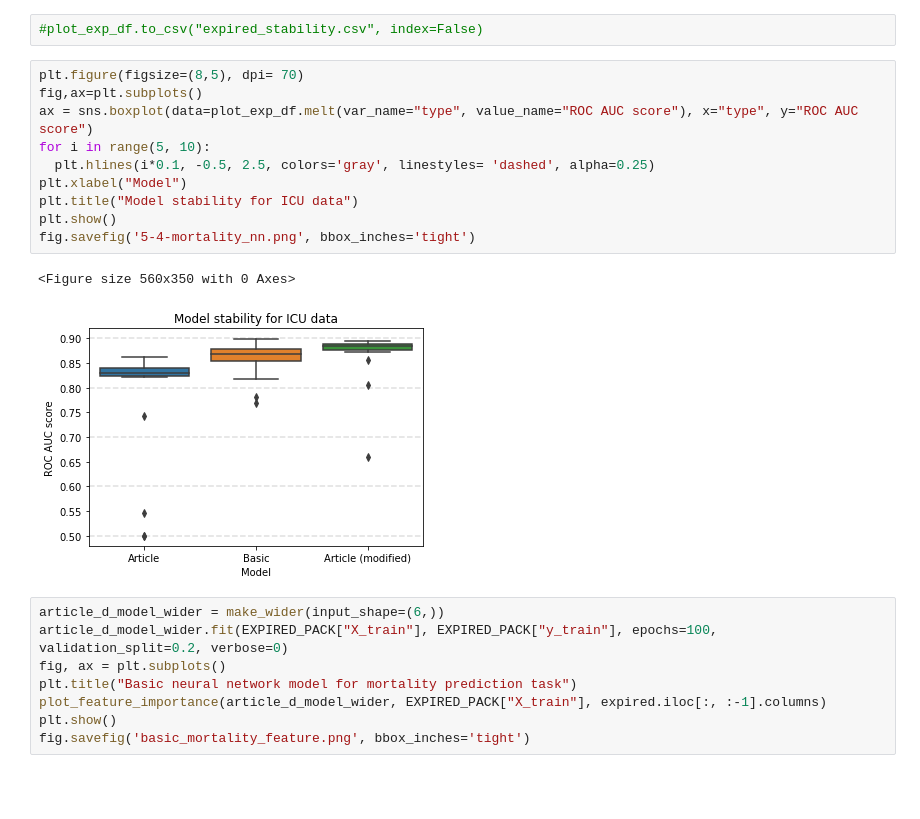
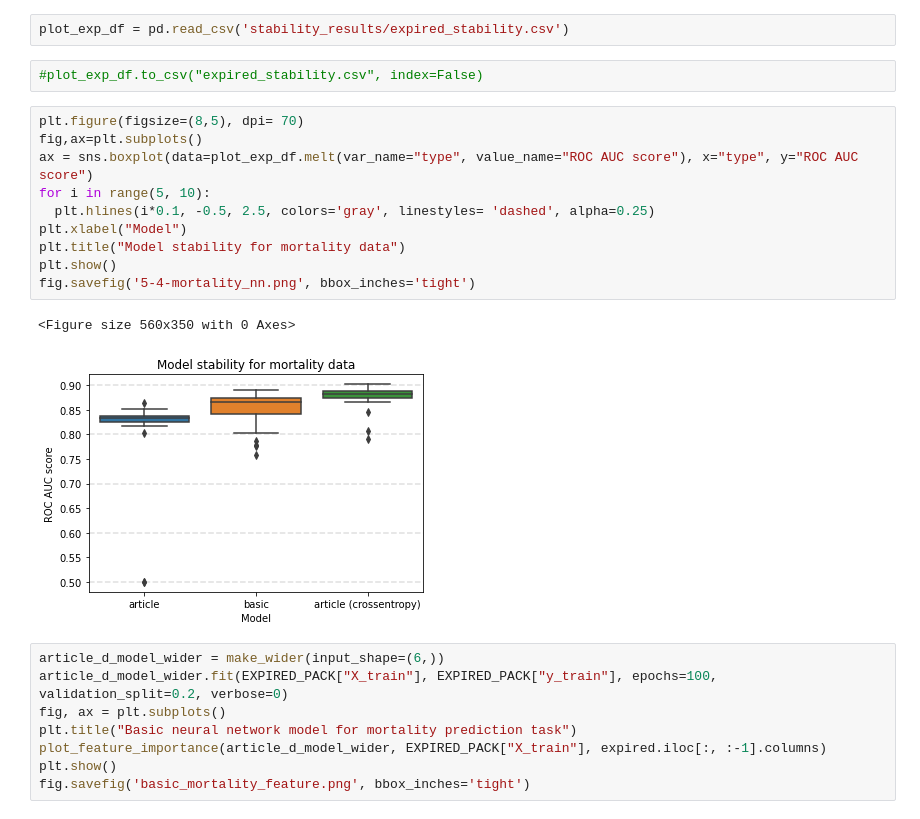
Before and after one commit to konrad-komisarczyk/wb2021, a Jupyter notebook: proj2/DNN/DNN.ipynb, the cells around one changed output. Saved outputs shown, nothing was run; the diff lists cells and outputs as text; blank space fills up the shorter version.

Commit message:
new figure

```diff
--- a/proj2/DNN/DNN.ipynb
+++ b/proj2/DNN/DNN.ipynb
@@ -292,18 +299,20 @@ plot_exp_df = pd.DataFrame({
+# %%
+plot_exp_df = pd.read_csv('stability_results/expired_stability.csv')
 # %%
 #plot_exp_df.to_csv("expired_stability.csv", index=False)
 # %%
 plt.figure(figsize=(8,5), dpi= 70)
 fig,ax=plt.subplots()
 ax = sns.boxplot(data=plot_exp_df.melt(var_name="type", value_name="ROC AUC score"), x="type", y="ROC AUC score")
 for i in range(5, 10):
   plt.hlines(i*0.1, -0.5, 2.5, colors='gray', linestyles= 'dashed', alpha=0.25)
 plt.xlabel("Model")
-plt.title("Model stability for ICU data")
+plt.title("Model stability for mortality data")
 plt.show()
 fig.savefig('5-4-mortality_nn.png', bbox_inches='tight')
 # %% [output]
 <Figure size 560x350 with 0 Axes>
-[figure, old version]
+[figure, new version]
 # %%
 article_d_model_wider = make_wider(input_shape=(6,))
 article_d_model_wider.fit(EXPIRED_PACK["X_train"], EXPIRED_PACK["y_train"], epochs=100, validation_split=0.2, verbose=0)
```
Also changed, not shown: parts of 3 cells of this notebook, 3 other files.
